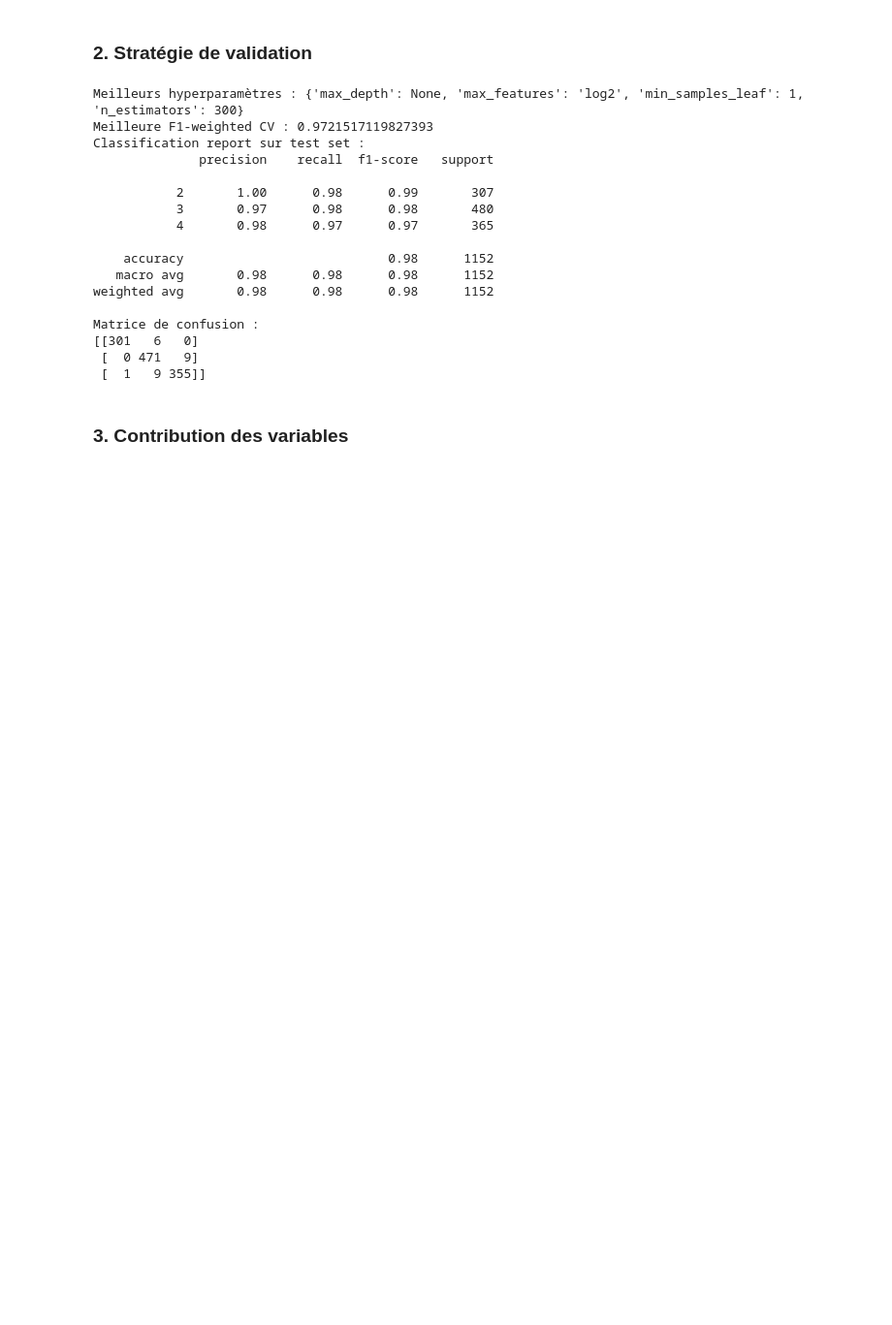
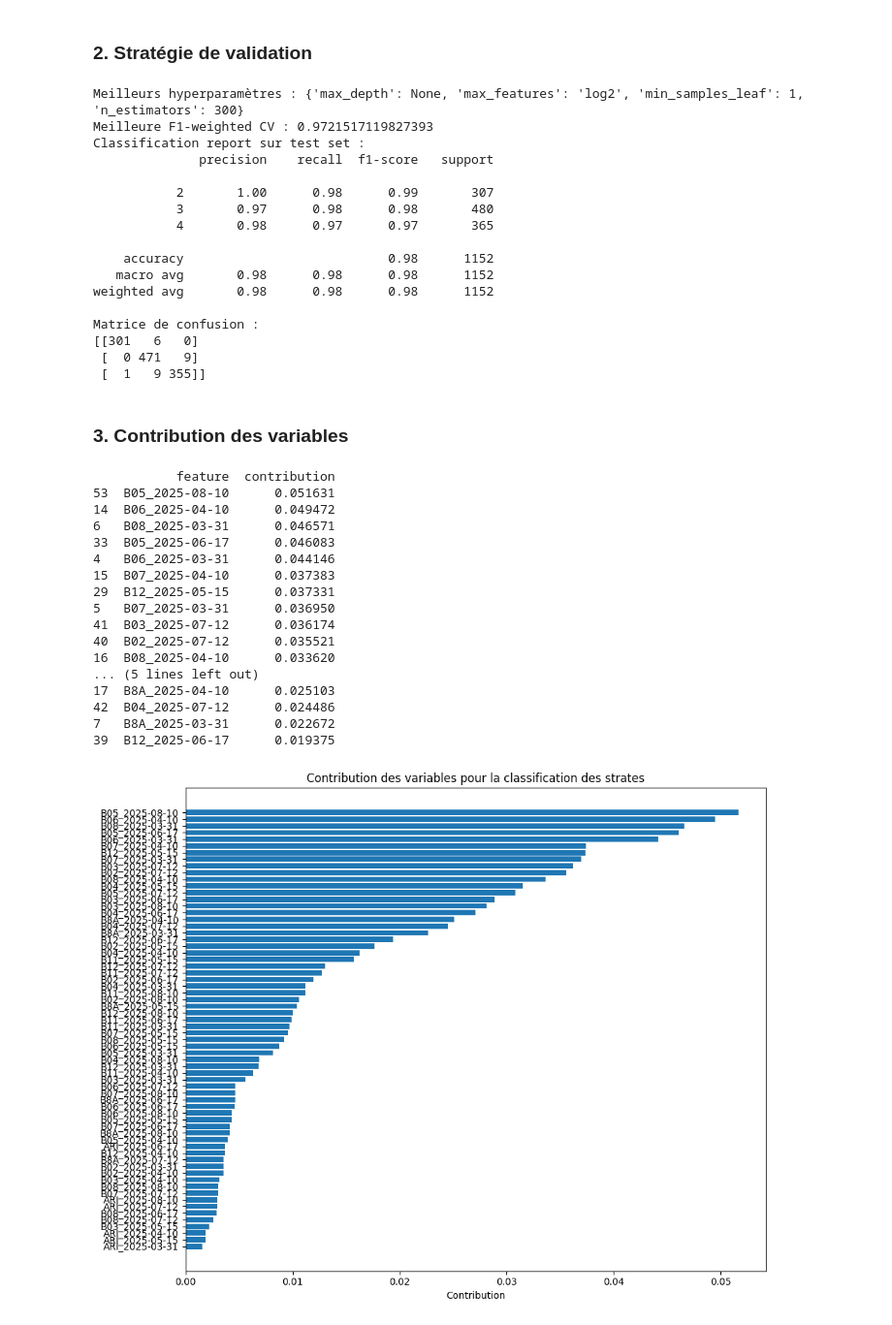
Before and after one commit to marion-billy/projet_telea_landes, a Jupyter notebook: projet_telea_BILLY_MARION.ipynb, the cells around one changed output. Shown at 97% size. Cells and saved outputs as stored; diff of their text form; code cells hidden in the pictures; blank space fills up the shorter version.

Commit message:
importance des variables

```diff
--- a/projet_telea_BILLY_MARION.ipynb
+++ b/projet_telea_BILLY_MARION.ipynb
@@ -444,23 +444,50 @@ Matrice de confusion :
 # %% [markdown]
 ### 3. Contribution des variables
 # %%
-importances = best_rf.feature_importances_
-feature_names = []
+# Contribution des variables
+contributions = best_model.feature_importances_
 
-# Nommer les variables : B02_Mar31, B03_Mar31, ..., ARI_Mar31, ...
-for date in dates:
-    for band in bands:
-        feature_names.append(f"{band}_{date}")
-for date in dates:
-    feature_names.append(f"ARI_{date}")
+# Noms des variables : toutes les bandes pour chaque date + ARI
+band_names = ["B02","B03","B04","B05","B06","B07","B08","B8A","B11","B12"]
+ari_dates = dates
+features = [f"{band}_{date}" for date in dates for band in band_names] + [f"ARI_{date}" for date in dates]
 
-# DataFrame pour visualiser
-df_imp = pd.DataFrame({"Variable": feature_names, "Importance": importances})
-df_imp = df_imp.sort_values(by="Importance", ascending=False)
+# dataframe
+df_contributions = pd.DataFrame({
+    "feature": features,
+    "contribution": contributions
+})
 
-# Barplot
-plt.figure(figsize=(12,5))
-plt.bar(df_imp["Variable"], df_imp["Importance"], color="teal")
-plt.xticks(rotation=90)
-plt.title("Importance des variables (Random Forest)")
+# trier par contribution
+df_contributions.sort_values("contribution", ascending=False, inplace=True)
+
+# afficher les 20 plus contributives
+print(df_contributions.head(20))
+
+# graphique
+plt.figure(figsize=(10,8))
+plt.barh(df_contributions["feature"], df_contributions["contribution"])
+plt.xlabel("Contribution")
+plt.title("Contribution des variables pour la classification des strates")
+plt.gca().invert_yaxis()
+plt.tight_layout()
 plt.show()
+# %% [output]
+           feature  contribution
+53  B05_2025-08-10      0.051631
+14  B06_2025-04-10      0.049472
+6   B08_2025-03-31      0.046571
+33  B05_2025-06-17      0.046083
+4   B06_2025-03-31      0.044146
+15  B07_2025-04-10      0.037383
+29  B12_2025-05-15      0.037331
+5   B07_2025-03-31      0.036950
+41  B03_2025-07-12      0.036174
+40  B02_2025-07-12      0.035521
+16  B08_2025-04-10      0.033620
+... (5 lines left out)
+17  B8A_2025-04-10      0.025103
+42  B04_2025-07-12      0.024486
+7   B8A_2025-03-31      0.022672
+39  B12_2025-06-17      0.019375
+[figure, added]
```
Also changed, not shown: parts of 3 cells of this notebook.
